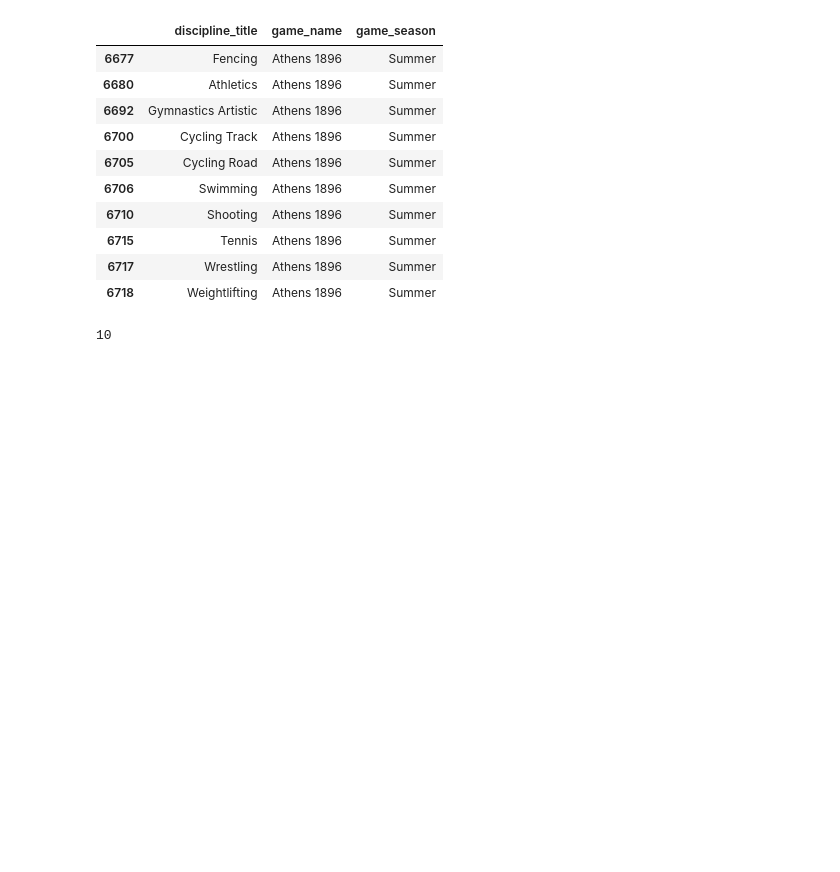
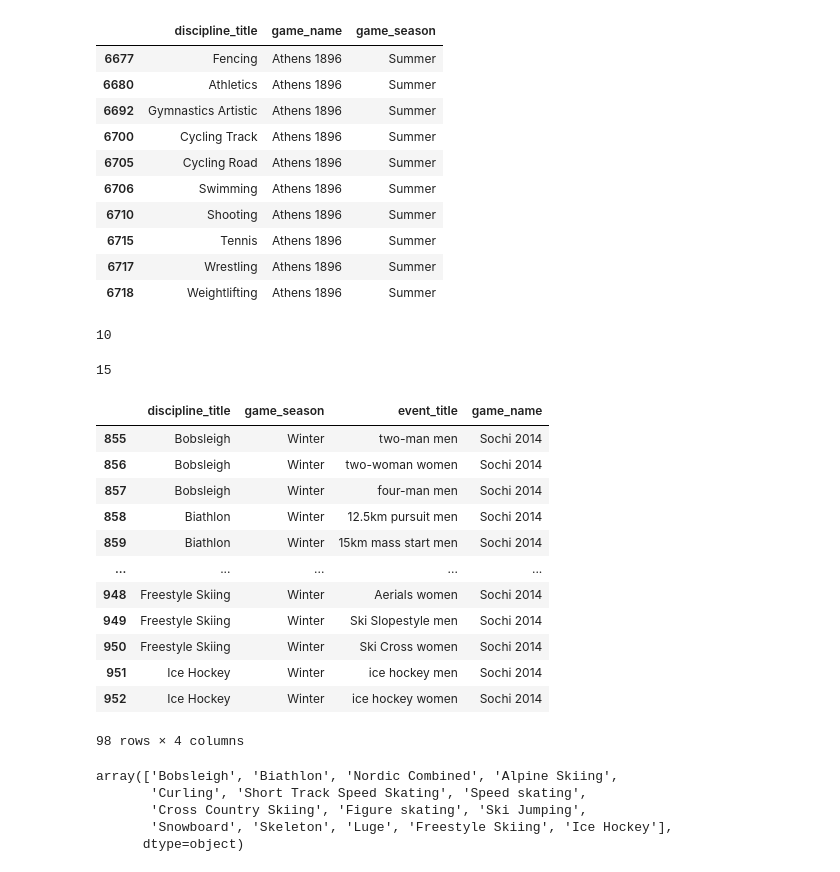
Before and after one commit to com-480-data-visualization/team_slo, a Jupyter notebook: src/processing/data_preprocessing.ipynb, the cells around one changed output. Drawn from its saved outputs; the diff is of its cells as text; code cells hidden in the pictures; blank space fills up the shorter version.

```diff
--- a/src/processing/data_preprocessing.ipynb
+++ b/src/processing/data_preprocessing.ipynb
@@ -502,0 +557,30 @@ wtf['discipline_title'].nunique()
+# %%
+len(a)
+# %% [output]
+15
+# %%
+sochi = df_results_two.query('game_name == "Sochi 2014"')
+sochi
+# %% [output]
+|  | discipline_title | game_season | event_title | game_name |
+| 855 | Bobsleigh | Winter | two-man men | Sochi 2014 |
+| 856 | Bobsleigh | Winter | two-woman women | Sochi 2014 |
+| 857 | Bobsleigh | Winter | four-man men | Sochi 2014 |
+| 858 | Biathlon | Winter | 12.5km pursuit men | Sochi 2014 |
+| 859 | Biathlon | Winter | 15km mass start men | Sochi 2014 |
+| ... | ... | ... | ... | ... |
+| 948 | Freestyle Skiing | Winter | Aerials women | Sochi 2014 |
+| 949 | Freestyle Skiing | Winter | Ski Slopestyle men | Sochi 2014 |
+| 950 | Freestyle Skiing | Winter | Ski Cross women | Sochi 2014 |
+| 951 | Ice Hockey | Winter | ice hockey men | Sochi 2014 |
+| 952 | Ice Hockey | Winter | ice hockey women | Sochi 2014 |
+98 rows × 4 columns
+# %%
+b = sochi.discipline_title.unique()
+b
+# %% [output]
+array(['Bobsleigh', 'Biathlon', 'Nordic Combined', 'Alpine Skiing',
+       'Curling', 'Short Track Speed Skating', 'Speed skating',
+       'Cross Country Skiing', 'Figure skating', 'Ski Jumping',
+       'Snowboard', 'Skeleton', 'Luge', 'Freestyle Skiing', 'Ice Hockey'],
+      dtype=object)
```
Also changed, not shown: parts of 13 cells of this notebook, 3 other files.
